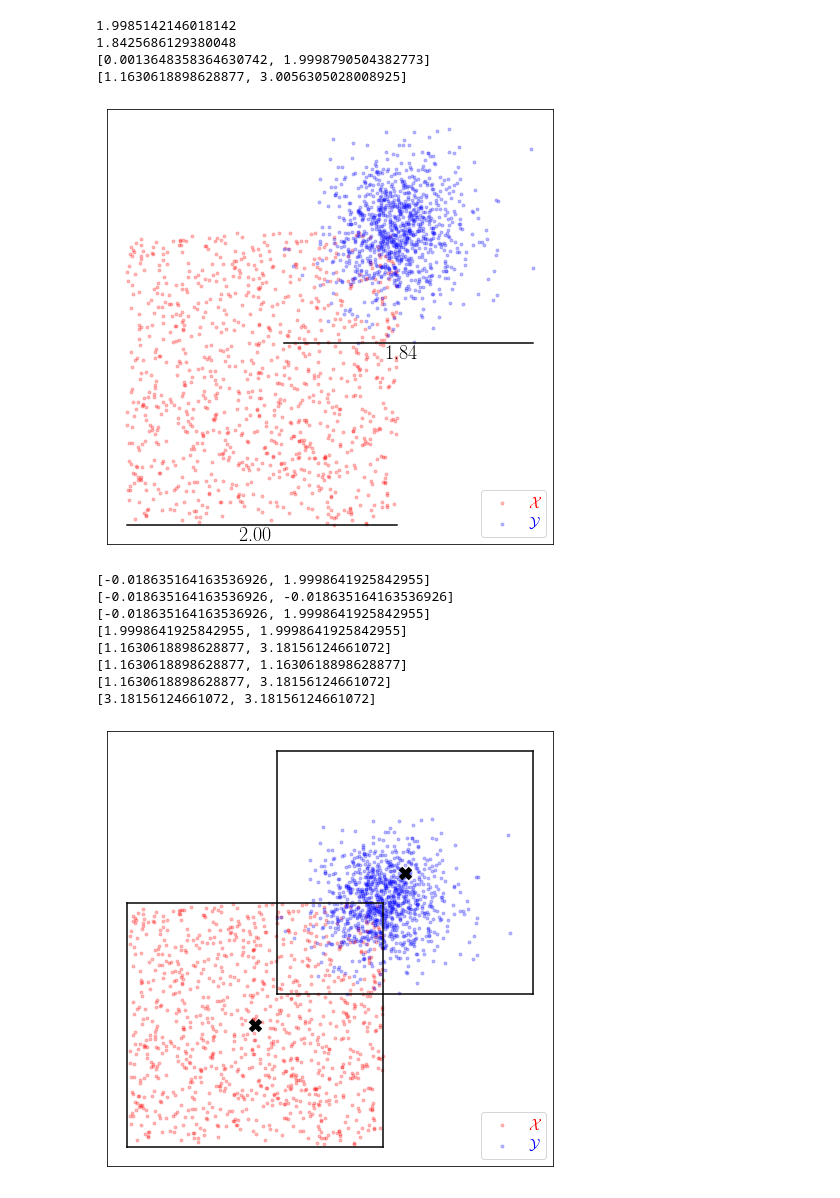
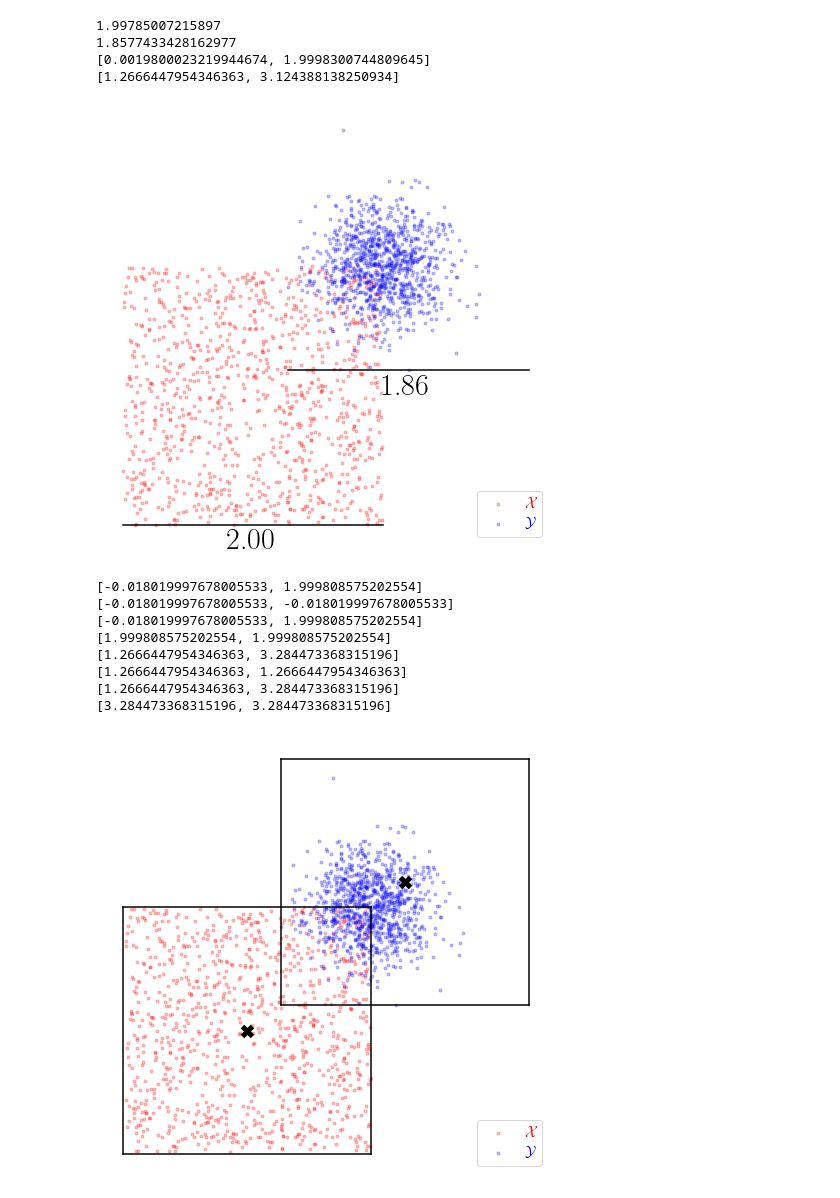
Before and after one commit to MrHuff/F3M, a Jupyter notebook: create_FFM_plots.ipynb, the cells around one changed output. Drawn from its saved outputs; the diff is of its cells as text; code cells hidden in the pictures.

```diff
--- a/create_FFM_plots.ipynb
+++ b/create_FFM_plots.ipynb
@@ -1,5 +485,6 @@
 # %%
 import numpy as np
+np.random.seed(4)
 from matplotlib import pyplot as plt
 plt.rcParams['text.usetex'] = True
 plt.rcParams['font.family'] = "serif"
@@ -20,49 +505,51 @@ for i,text in enumerate(legend.get_texts()):
     if i==1:
         plt.setp(text, color = 'b')
 
-plt.savefig('fig_1.png',bbox_inches = 'tight')
+plt.axis('off')
+plt.savefig('fig_1.png',bbox_inches = 'tight',pad_inches = 0)
 
 min_a = a.min(0)
 min_b = b.min(0)
 max_a = a.max(0)
 max_b = b.max(0)
 edge_a = (max_a-min_a).max()
 edge_b = (max_b-min_b).max()
 print(edge_a)
 print(edge_b)
 
 def plot_between_points(point_1,point_2,edge):
     x_values_1 = [point_1[0],point_2[0]]
     print(x_values_1)
     y_values_1 = [point_1[1],point_2[1]]
 
     plt.plot(x_values_1,y_values_1,'k-')
 
 
 
 plot_between_points(min_a,[min_a[0]+edge_a,min_a[1]],edge_a)
 
 plot_between_points(min_b,[min_b[0]+edge_b,min_b[1]],edge_b)
 
 plt.annotate("{:.2f}".format(edge_a), # this is the text
              min_a, # this is the point to label
              textcoords="offset points", # how to position the text
-             xytext=(64*edge_a,-16), # distance from text to points (x,y)
+             xytext=(64*edge_a,-24), # distance from text to points (x,y)
              ha='center',
-             fontsize=20)
+             fontsize=30)
 plt.annotate("{:.2f}".format(edge_b), # this is the text
              min_b, # this is the point to label
              textcoords="offset points", # how to position the text
-             xytext=(64*edge_b,-16), # distance from text to points (x,y)
+             xytext=(64*edge_b,-24), # distance from text to points (x,y)
              ha='center',
-             fontsize=20)
-plt.savefig('fig_2.png',bbox_inches = 'tight')
+             fontsize=30)
+plt.axis('off')
+plt.savefig('fig_2.png',bbox_inches = 'tight',pad_inches = 0)
 # %% [output]
-1.9985142146018142
-1.8425686129380048
-[0.0013648358364630742, 1.9998790504382773]
-[1.1630618898628877, 3.0056305028008925]
+1.99785007215897
+1.8577433428162977
+[0.0019800023219944674, 1.9998300744809645]
+[1.2666447954346363, 3.124388138250934]
-[figure, old version]
+[figure, new version]
 # %%
 plt.xticks([])
 plt.yticks([])
@@ -76,26 +563,28 @@ for i,text in enumerate(legend.get_texts()):
     if i==1:
         plt.setp(text, color = 'b')
 edge = max(edge_a,edge_b)
-def plot_box_base(min,edge):
+def plot_box_base(min,edge,center_plot=True):
     plot_between_points(min,[min[0]+edge,min[1]],edge)
     plot_between_points(min,[min[0],min[1]+edge],edge)
     plot_between_points([min[0],min[1]+edge],[min[0]+edge,min[1]+edge],edge)
     plot_between_points([min[0]+edge,min[1]+edge],[min[0]+edge,min[1]],edge)
-    plt.plot(min[0]+edge/2,min[1]+edge/2,'k x',markersize=10,mew=5)
+    if center_plot:
+        plt.plot(min[0]+edge/2,min[1]+edge/2,'k x',markersize=10,mew=5)
 
 plot_box_base(min_a-1e-2*2,edge*1.01)
 plot_box_base(min_b,edge*1.01)
-plt.savefig('fig_3.png',bbox_inches = 'tight')
+plt.axis('off')
+plt.savefig('fig_3.png',bbox_inches = 'tight',pad_inches = 0)
 # %% [output]
-[-0.018635164163536926, 1.9998641925842955]
-[-0.018635164163536926, -0.018635164163536926]
-[-0.018635164163536926, 1.9998641925842955]
-[1.9998641925842955, 1.9998641925842955]
-[1.1630618898628877, 3.18156124661072]
-[1.1630618898628877, 1.1630618898628877]
-[1.1630618898628877, 3.18156124661072]
-[3.18156124661072, 3.18156124661072]
+[-0.018019997678005533, 1.999808575202554]
+[-0.018019997678005533, -0.018019997678005533]
+[-0.018019997678005533, 1.999808575202554]
+[1.999808575202554, 1.999808575202554]
+[1.2666447954346363, 3.284473368315196]
+[1.2666447954346363, 1.2666447954346363]
+[1.2666447954346363, 3.284473368315196]
+[3.284473368315196, 3.284473368315196]
-[figure, old version]
+[figure, new version]
 # %%
 plt.xticks([])
 plt.yticks([])
```
Also changed, not shown: parts of 6 cells of this notebook, 10 other files.
